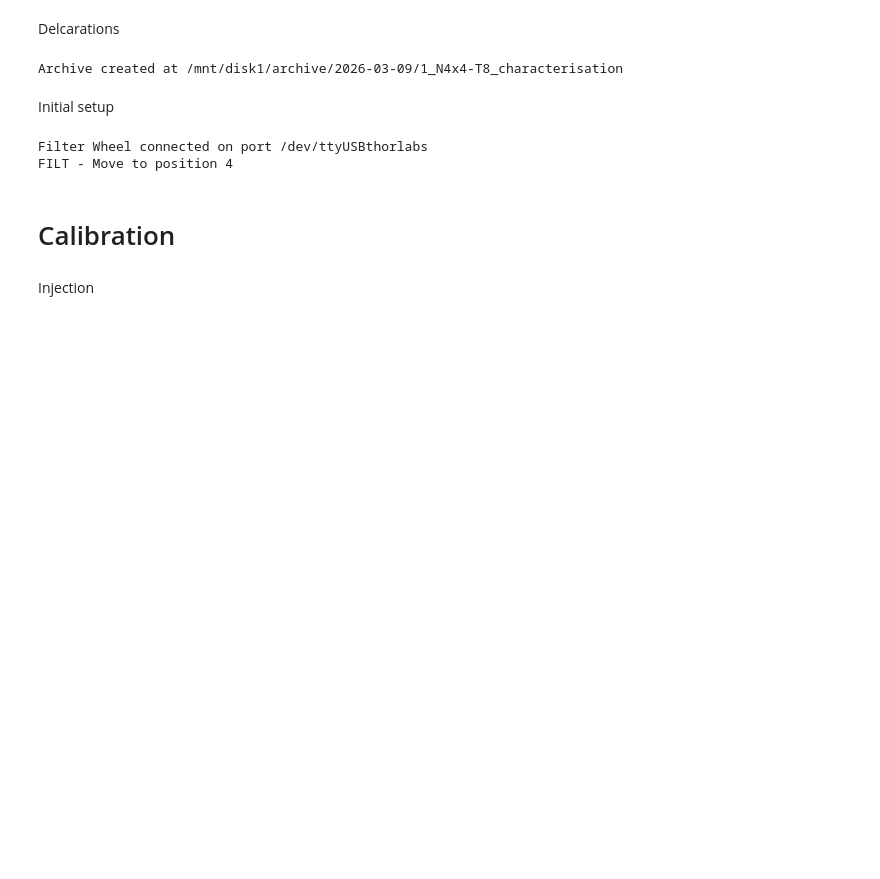
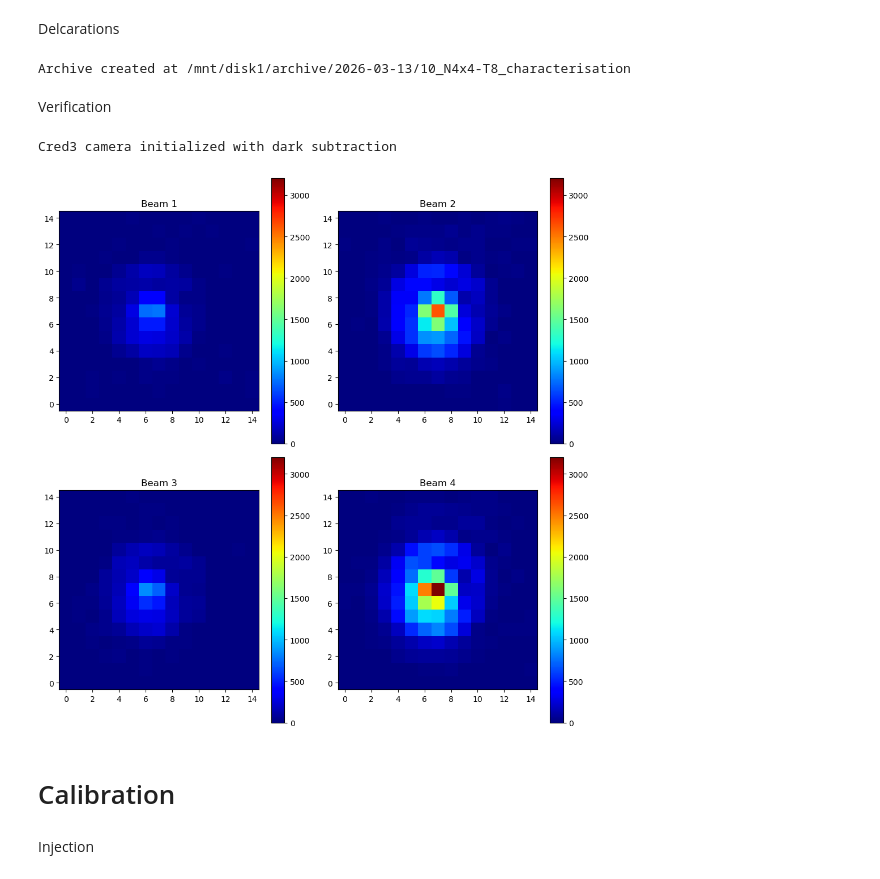
Before and after one commit to VForiel/PhD-Experiments, a Jupyter notebook: N4x4-T8_characterisation.ipynb, the cells around one changed output. Saved outputs shown, nothing was run; the diff lists cells and outputs as text; code cells hidden in the pictures; blank space fills up the shorter version.

```diff
--- a/N4x4-T8_characterisation.ipynb
+++ b/N4x4-T8_characterisation.ipynb
@@ -13,18 +23,17 @@ import src.N4x4_T8_characterisation as characterisation
 # %% [markdown]
 Delcarations
 # %%
-arch = phobos.Arch6()
-path = phobos.archive.new("N4x4-T8_characterisation", verbose=True)
+arch = Arch6()
+path = archive.new("N4x4-T8_characterisation", verbose=True)
 # %% [output]
-Archive created at /mnt/disk1/archive/2026-03-09/1_N4x4-T8_characterisation
+Archive created at /mnt/disk1/archive/2026-03-13/10_N4x4-T8_characterisation
-# %% [markdown]
-Initial setup
-# %%
-phobos.XPOW().turn_off()
-phobos.FilterWheel().move(4)
-# %% [output]
-Filter Wheel connected on port /dev/ttyUSBthorlabs
-FILT - Move to position 4
+# %% [markdown]
+Verification
+# %%
+Cred3().check_cropping(subtract_dark=True)
+# %% [output]
+Cred3 camera initialized with dark subtraction
+[figure, added]
 # %% [markdown]
 # Calibration
 # %% [markdown]
```
Also changed, not shown: parts of 18 cells of this notebook, 5 other files.
